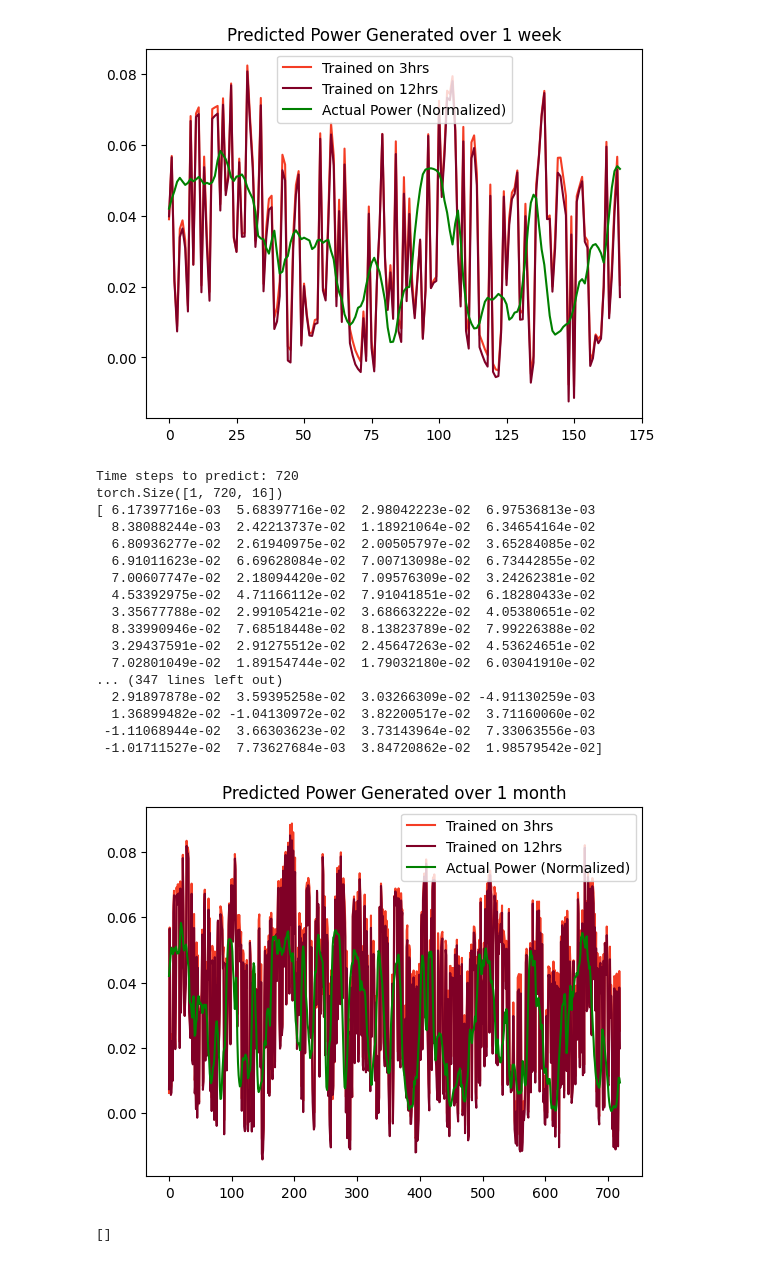
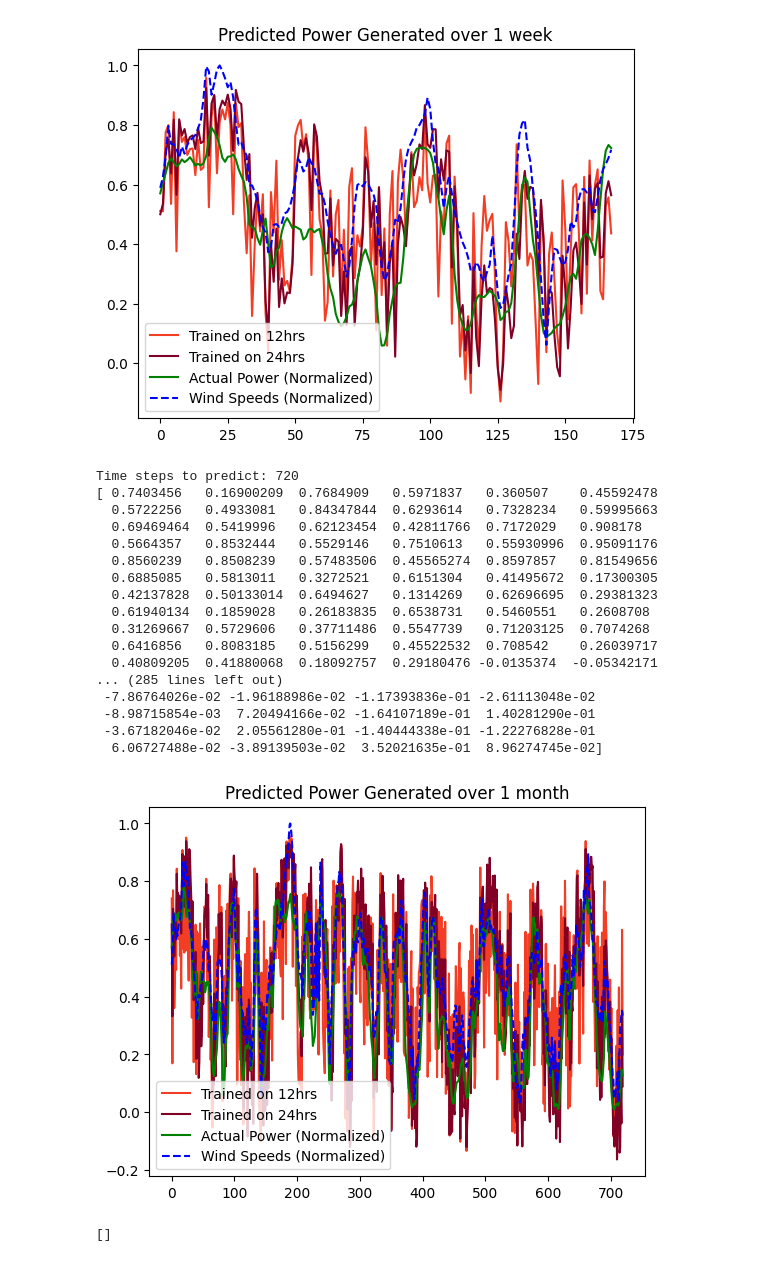
Before and after one commit to davidvalenta-dev/deep-wind-model-dispatch, a Jupyter notebook: power_model/src/model_exploration.ipynb, the cells around one changed output. Drawn from its saved outputs; the diff is of its cells as text; code cells hidden in the pictures.

Commit message:
shifted data for timezone, trained new project 1 models

```diff
--- a/power_model/src/model_exploration.ipynb
+++ b/power_model/src/model_exploration.ipynb
@@ -5,13 +5,13 @@ import numpy as np
 
 from util import load_experiment, random_quantiles
 # %%
-model_3hr, dataset, config = load_experiment('a08a3931-edb3-4b01-a000-c4aef25ef2aa', '../../data/processed/dataset_clean.csv')
-model_12hr, _, _ = load_experiment('9e261057-b3c0-4cd9-81ed-d902d1b6b9f7', '../../data/processed/dataset_clean.csv')
+model_12hr, dataset, config = load_experiment('9e261057-b3c0-4cd9-81ed-d902d1b6b9f7', '../../data/processed/dataset_clean_no-outliers.csv')
+model_24hr, _, _ = load_experiment('2f9769b2-6c71-4f01-badd-bb1469e4c590', '../../data/processed/dataset_clean.csv')
 # %%
 (speed, power) = dataset
 
-models = [model_3hr, model_12hr]
-model_labels = ['Trained on 3hrs', 'Trained on 12hrs']
+models = [model_12hr, model_24hr]
+model_labels = ['Trained on 12hrs', 'Trained on 24hrs']
 
 scales = ['1 day', '1 week', '1 month']
 upper_bounds = [24, 24 * 7, 24 * 30]
@@ -30,7 +30,7 @@ for i in range(len(scales)):
     cmap = plt.get_cmap('YlOrRd', M + 2)
     print(f'Time steps to predict: {T}')
     # Use same quantiles for all models to ensure "fairness" in visualizing predictions
-    quantiles = random_quantiles(size=(T), lower=0.01, upper=0.99)
+    quantiles = random_quantiles(size=(T), low=0.01, high=0.99)
     for j in range(M):
         model = models[j]
         label = model_labels[j]
@@ -38,7 +38,7 @@ for i in range(len(scales)):
         print(predicted_power)
         plt.plot(x, predicted_power, color=cmap(j+2), label=label)
     plt.plot(x, target, 'g', label='Actual Power (Normalized)')
-    # plt.plot(x, norm_speed, '--b', label='Wind Speeds (Normalized)')
+    plt.plot(x, norm_speed, '--b', label='Wind Speeds (Normalized)')
     plt.title(f'Predicted Power Generated over {scale}')
     plt.legend()
     plt.show()
@@ -75,22 +73,22 @@ torch.Size([1, 168, 16])
-[figure, old version]
+[figure, new version]
 Time steps to predict: 720
-torch.Size([1, 720, 16])
-[ 6.17397716e-03  5.68397716e-02  2.98042223e-02  6.97536813e-03
-  8.38088244e-03  2.42213737e-02  1.18921064e-02  6.34654164e-02
-  6.80936277e-02  2.61940975e-02  2.00505797e-02  3.65284085e-02
-  6.91011623e-02  6.69628084e-02  7.00713098e-02  6.73442855e-02
-  7.00607747e-02  2.18094420e-02  7.09576309e-02  3.24262381e-02
-  4.53392975e-02  4.71166112e-02  7.91041851e-02  6.18280433e-02
-  3.35677788e-02  2.99105421e-02  3.68663222e-02  4.05380651e-02
-  8.33990946e-02  7.68518448e-02  8.13823789e-02  7.99226388e-02
-  3.29437591e-02  2.91275512e-02  2.45647263e-02  4.53624651e-02
-  7.02801049e-02  1.89154744e-02  1.79032180e-02  6.03041910e-02
-... (347 lines left out)
-  2.91897878e-02  3.59395258e-02  3.03266309e-02 -4.91130259e-03
-  1.36899482e-02 -1.04130972e-02  3.82200517e-02  3.71160060e-02
- -1.11068944e-02  3.66303623e-02  3.73143964e-02  7.33063556e-03
- -1.01711527e-02  7.73627684e-03  3.84720862e-02  1.98579542e-02]
+[ 0.7403456   0.16900209  0.7684909   0.5971837   0.360507    0.45592478
+  0.5722256   0.4933081   0.84347844  0.6293614   0.7328234   0.59995663
+  0.69469464  0.5419996   0.62123454  0.42811766  0.7172029   0.908178
+  0.5664357   0.8532444   0.5529146   0.7510613   0.55930996  0.95091176
+  0.8560239   0.8508239   0.57483506  0.45565274  0.8597857   0.81549656
+  0.6885085   0.5813011   0.3272521   0.6151304   0.41495672  0.17300305
+  0.42137828  0.50133014  0.6494627   0.1314269   0.62696695  0.29381323
+  0.61940134  0.1859028   0.26183835  0.6538731   0.5460551   0.2608708
+  0.31269667  0.5729606   0.37711486  0.5547739   0.71203125  0.7074268
+  0.6416856   0.8083185   0.5156299   0.45522532  0.708542    0.26039717
+  0.40809205  0.41880068  0.18092757  0.29180476 -0.0135374  -0.05342171
+... (285 lines left out)
+ -7.86764026e-02 -1.96188986e-02 -1.17393836e-01 -2.61113048e-02
+ -8.98715854e-03  7.20494166e-02 -1.64107189e-01  1.40281290e-01
+ -3.67182046e-02  2.05561280e-01 -1.40444338e-01 -1.22276828e-01
+  6.06727488e-02 -3.89139503e-02  3.52021635e-01  8.96274745e-02]
-[figure, old version]
+[figure, new version]
 # %%
 N = 100000
 random_wind_speeds = np.random.uniform(0, 20, N)
```
Also changed, not shown: parts of 2 cells of this notebook, 18 other files.
